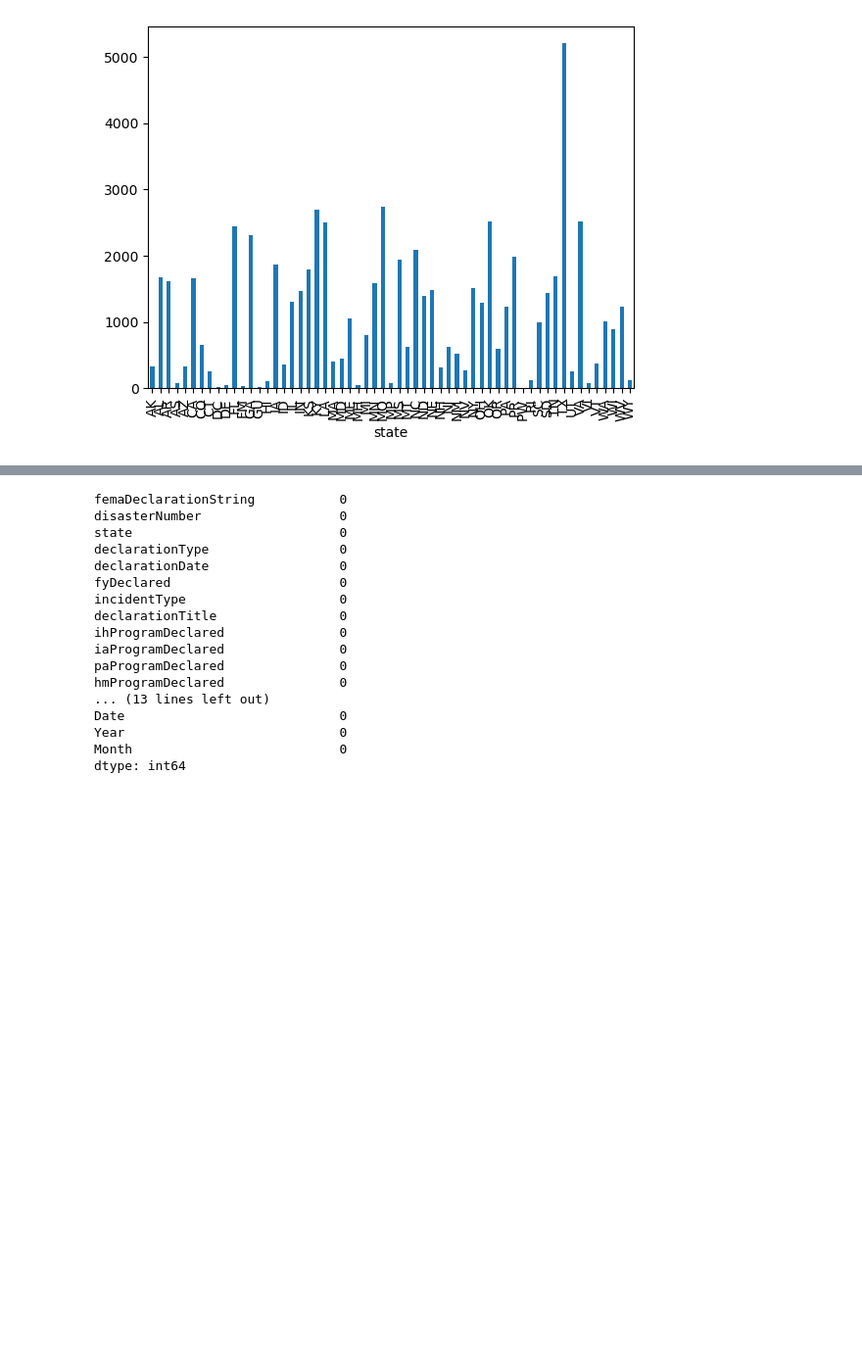
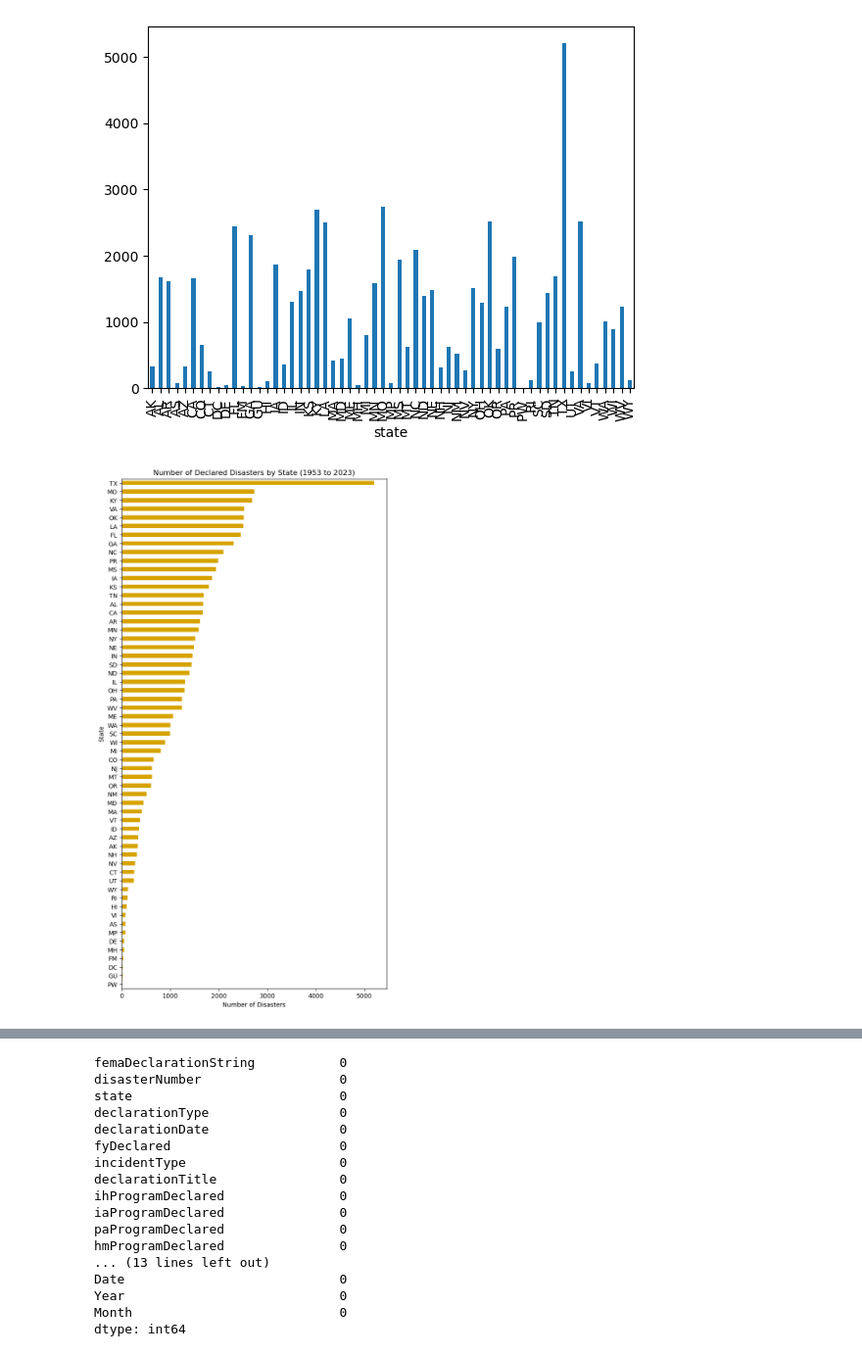
Before and after one commit to mikeszumski/Project_One_Repo, a Jupyter notebook: FEMADataAnalysis.ipynb, the cells around one changed output, grey strips where cells are left out. Shown at 98% size. Cells and saved outputs as stored; diff of their text form; code cells hidden in the pictures; blank space fills up the shorter version.

```diff
--- a/FEMADataAnalysis.ipynb
+++ b/FEMADataAnalysis.ipynb
@@ -217,27 +244,32 @@ disasterDeclarationSummariesDataFrame.groupby('state')['disasterNumber'].count()
 <Axes: xlabel='state'>
 [figure]
 # %%
+#Formats chart for better analysis
+# Sort the data from largest to smallest
+sorted_data = disasterDeclarationSummariesDataFrame.groupby('state')['disasterNumber'].count().sort_values(ascending=True)
+
 # Create a figure with a specific size
-fig, ax = plt.subplots(figsize=(10, 6))  # Adjust the size as needed
+fig, ax = plt.subplots(figsize=(10,15))
 
-# Plot the data as a horizontal bar chart
-disasterDeclarationSummariesDataFrame.groupby('state')['disasterNumber'].count().plot(kind='barh', ax=ax)
+# Plot the sorted data as a horizontal bar chart
+sorted_data.plot(kind='barh', ax=ax, color='#D6A300')
 
 # Set the x-axis label
 ax.set_xlabel('Number of Disasters')
 
 # Set the y-axis label (optional)
 ax.set_ylabel('State')
 
 # Set the title
-ax.set_title('Number of Disasters by State')
+ax.set_title('Number of Declared Disasters by State (1953 to 2023)')
 
-# Rotate the y-axis labels for better visibility
-plt.subplots_adjust(left=0.3)  # Adjust the left margin to make room for the labels
-plt.xticks(rotation=0)  # Rotate the x-axis labels if needed
+# Rotates the y-axis labels for better visibility
+plt.subplots_adjust(left=0.3)
 
 # Show the plot
 plt.show()
+# %% [output]
+[figure, added]
 # %%
 #disasterDF.plot(kind='scatter',x='state',y='declarationDate',subplots=True,figsize=(200,300))
 
```
Also changed, not shown: parts of 60 cells of this notebook, 3 other files.
